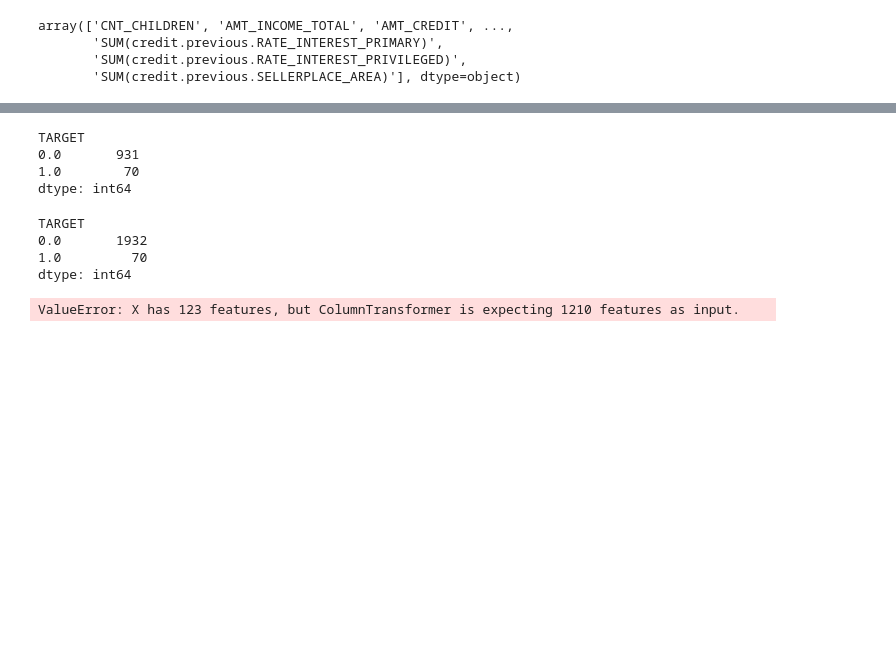
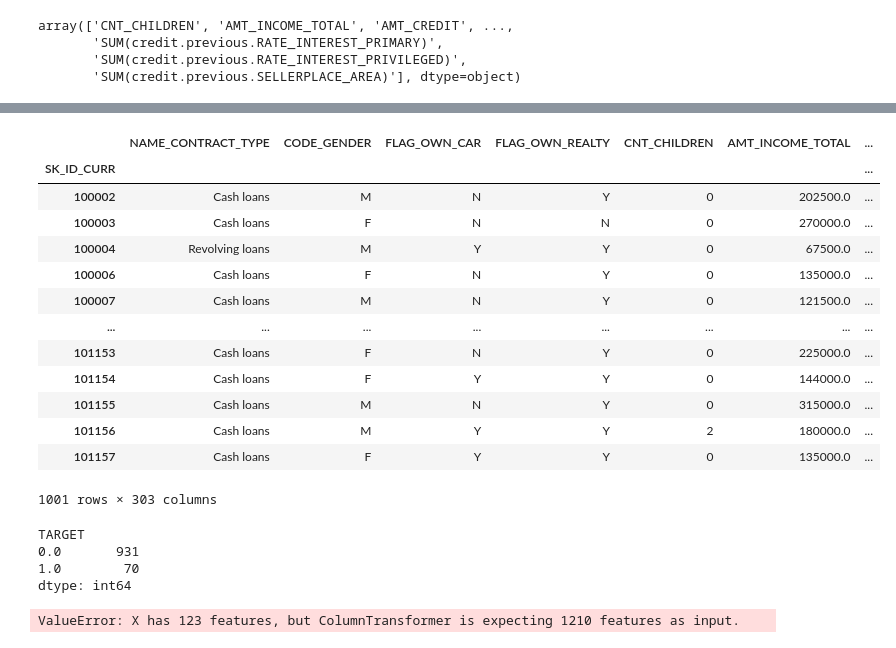
Before and after one commit to matsudsatsuki/kaggle_homecredit, a Jupyter notebook: homecredit3.ipynb, the cells around one changed output, grey strips where cells are left out. Drawn from its saved outputs; the diff is of its cells as text; code cells hidden in the pictures; blank space fills up the shorter version.

```diff
--- a/homecredit3.ipynb
+++ b/homecredit3.ipynb
@@ -211,3 +249,21 @@ X_train,X_valid,y_train,y_valid = train_test_split(X,y,shuffle=True)
+# %%
+a = X.dropna(axis=1)
+a
+# %% [output]
+|  | NAME_CONTRACT_TYPE | CODE_GENDER | FLAG_OWN_CAR | FLAG_OWN_REALTY | CNT_CHILDREN | AMT_INCOME_TOTAL | ... |
+| SK_ID_CURR |  |  |  |  |  |  | ... |
+| 100002 | Cash loans | M | N | Y | 0 | 202500.0 | ... |
+| 100003 | Cash loans | F | N | N | 0 | 270000.0 | ... |
+| 100004 | Revolving loans | M | Y | Y | 0 | 67500.0 | ... |
+| 100006 | Cash loans | F | N | Y | 0 | 135000.0 | ... |
+| 100007 | Cash loans | M | N | Y | 0 | 121500.0 | ... |
+| ... | ... | ... | ... | ... | ... | ... | ... |
+| 101153 | Cash loans | F | N | Y | 0 | 225000.0 | ... |
+| 101154 | Cash loans | F | Y | Y | 0 | 144000.0 | ... |
+| 101155 | Cash loans | M | N | Y | 0 | 315000.0 | ... |
+| 101156 | Cash loans | M | Y | Y | 2 | 180000.0 | ... |
+| 101157 | Cash loans | F | Y | Y | 0 | 135000.0 | ... |
+1001 rows × 303 columns
 # %%
 y.value_counts()
 # %% [output]
@@ -215,14 +271,6 @@ TARGET
 0.0       931
 1.0        70
 dtype: int64
-# %%
-y1 = y.fillna(0)
-y1.value_counts()
-# %% [output]
-TARGET
-0.0       1932
-1.0         70
-dtype: int64
 # %%
 pipeline.predict()
 # %% [output]
```
Also changed, not shown: parts of 8 cells of this notebook.
